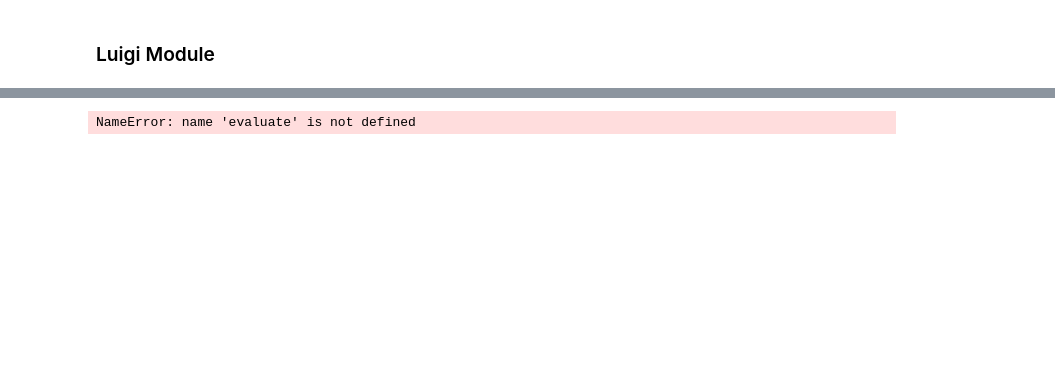
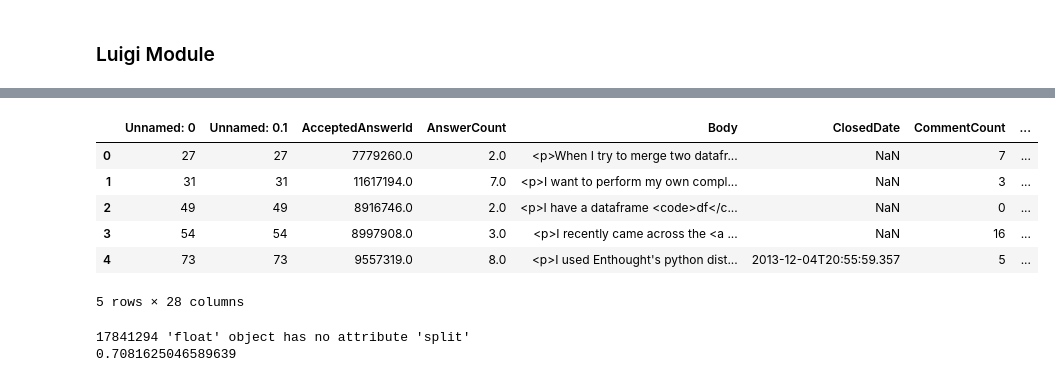
Before and after one commit to DiegoEliasCosta/snippet-optimization, a Jupyter notebook: code/analysis/evaluate.ipynb, the cells around one changed output, grey strips where cells are left out. Saved outputs shown, nothing was run; the diff lists cells and outputs as text; code cells hidden in the pictures; blank space fills up the shorter version.

```diff
--- a/code/analysis/evaluate.ipynb
+++ b/code/analysis/evaluate.ipynb
@@ -20,10 +22,20 @@ dataset = pars.get('dataset')
 # %%
 import pandas as pd
 # %%
-# tagged_dataset_file = '../../data/stack-overflow/Dataset - Pandas.csv'
-dataset = pd.read_csv(dataset, encoding='ISO-8859-1', error_bad_lines=False)
+#input_file = '../../data/stack-overflow/pandas-solutioncode-h1'
+#output_file = '../../data/stack-overflow/result1.txt'
+#dataset = '../../data/stack-overflow/Dataset - Pandas.csv'
+#dataset = pd.read_csv(dataset, encoding='ISO-8859-1', error_bad_lines=False)
 
 result_df = pd.read_pickle(input_file)
+# %% [output]
+|  | Unnamed: 0 | Unnamed: 0.1 | AcceptedAnswerId | AnswerCount | Body | ClosedDate | CommentCount | ... |
+| 0 | 27 | 27 | 7779260.0 | 2.0 | <p>When I try to merge two datafr... | NaN | 7 | ... |
+| 1 | 31 | 31 | 11617194.0 | 7.0 | <p>I want to perform my own compl... | NaN | 3 | ... |
+| 2 | 49 | 49 | 8916746.0 | 2.0 | <p>I have a dataframe <code>df</c... | NaN | 0 | ... |
+| 3 | 54 | 54 | 8997908.0 | 3.0 | <p>I recently came across the <a ... | NaN | 16 | ... |
+| 4 | 73 | 73 | 9557319.0 | 8.0 | <p>I used Enthought's python dist... | 2013-12-04T20:55:59.357 | 5 | ... |
+5 rows × 28 columns
 # %%
 def buildTaggedDatasetDSForEvaluation(tagged_dataset_df):
     taggedDSEvalDict = dict()
@@ -115,9 +127,11 @@ def evaluate(result_df):
 
 precision = evaluate(result_df)
 precision = precision * 100
+print(precision)
+# %% [output]
+17841294 'float' object has no attribute 'split'
+0.7081625046589639
 # %%
 
 with open(output_file + '.txt', 'w') as f:
     f.write('%.2f' % precision)
-# %% [output]
-NameError: name 'evaluate' is not defined
```
Also changed, not shown: parts of 2 cells of this notebook, 1 other file.
